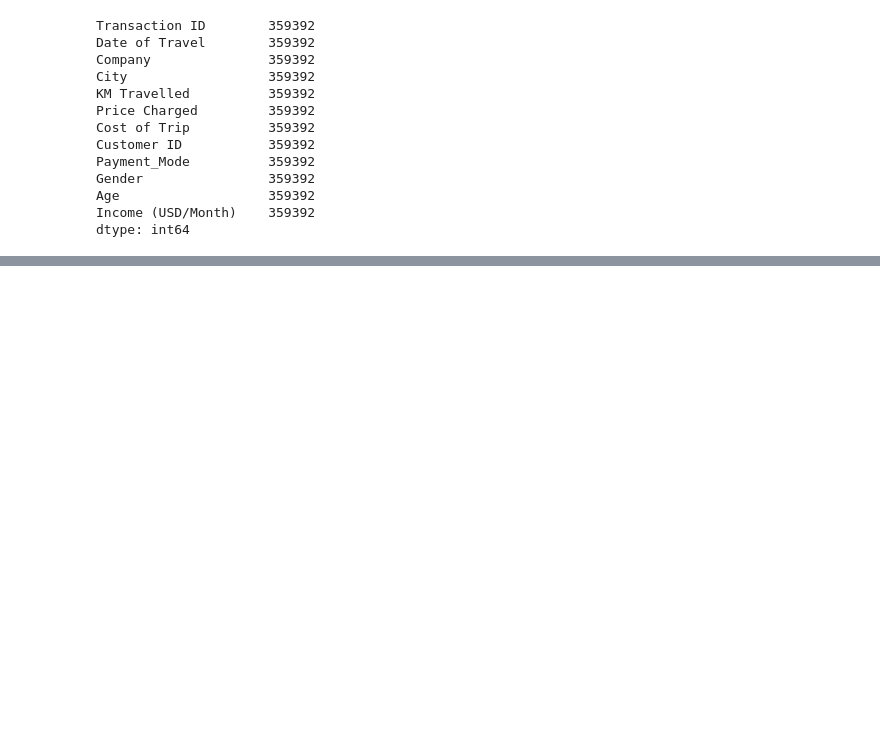
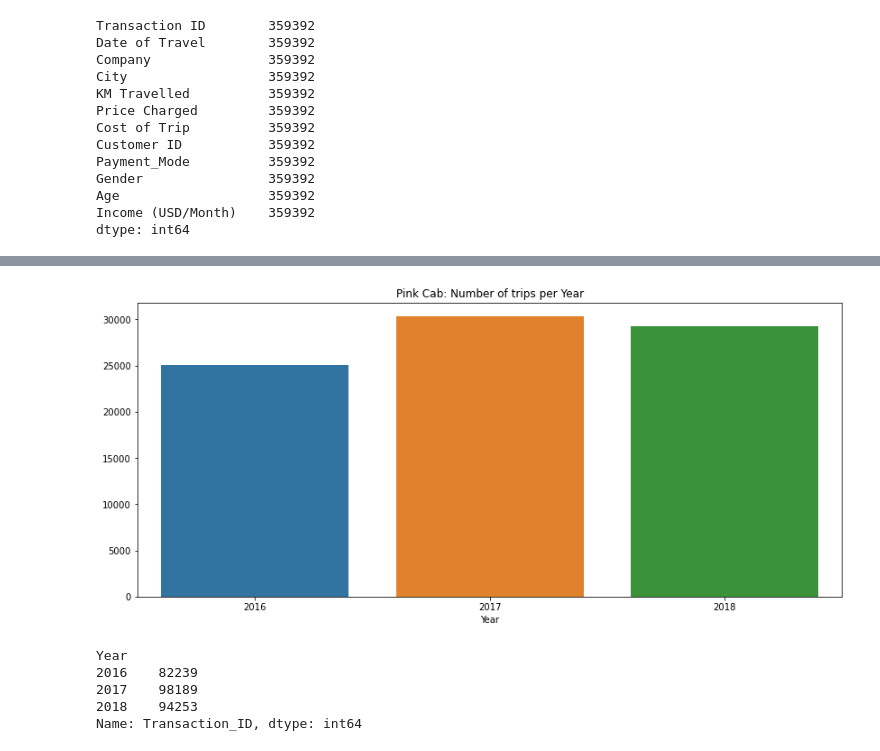
Before and after one commit to sabrawihussein/DataGlacier, a Jupyter notebook: Week2/G2M-notebook.ipynb, the cells around one changed output, grey strips where cells are left out. Saved outputs shown, nothing was run; the diff lists cells and outputs as text; code cells hidden in the pictures; blank space fills up the shorter version.

```diff
--- a/Week2/G2M-notebook.ipynb
+++ b/Week2/G2M-notebook.ipynb
@@ -95,0 +150,16 @@ dtype: int64
+# %%
+plt.figure(figsize=(14,6))
+sns.barplot(x=plot0.index,y=plot0.values)
+plt.title('Pink Cab: Number of trips per Year')
+plt.show()
+# %% [output]
+[figure, added]
+# %%
+plot1 = mergedDb[mergedDb.Company=='Yellow Cab'].groupby(['Year']).Transaction_ID.count()
+plot1
+# %% [output]
+Year
+2016    82239
+2017    98189
+2018    94253
+Name: Transaction_ID, dtype: int64
```
Also changed, not shown: parts of 19 cells of this notebook.
